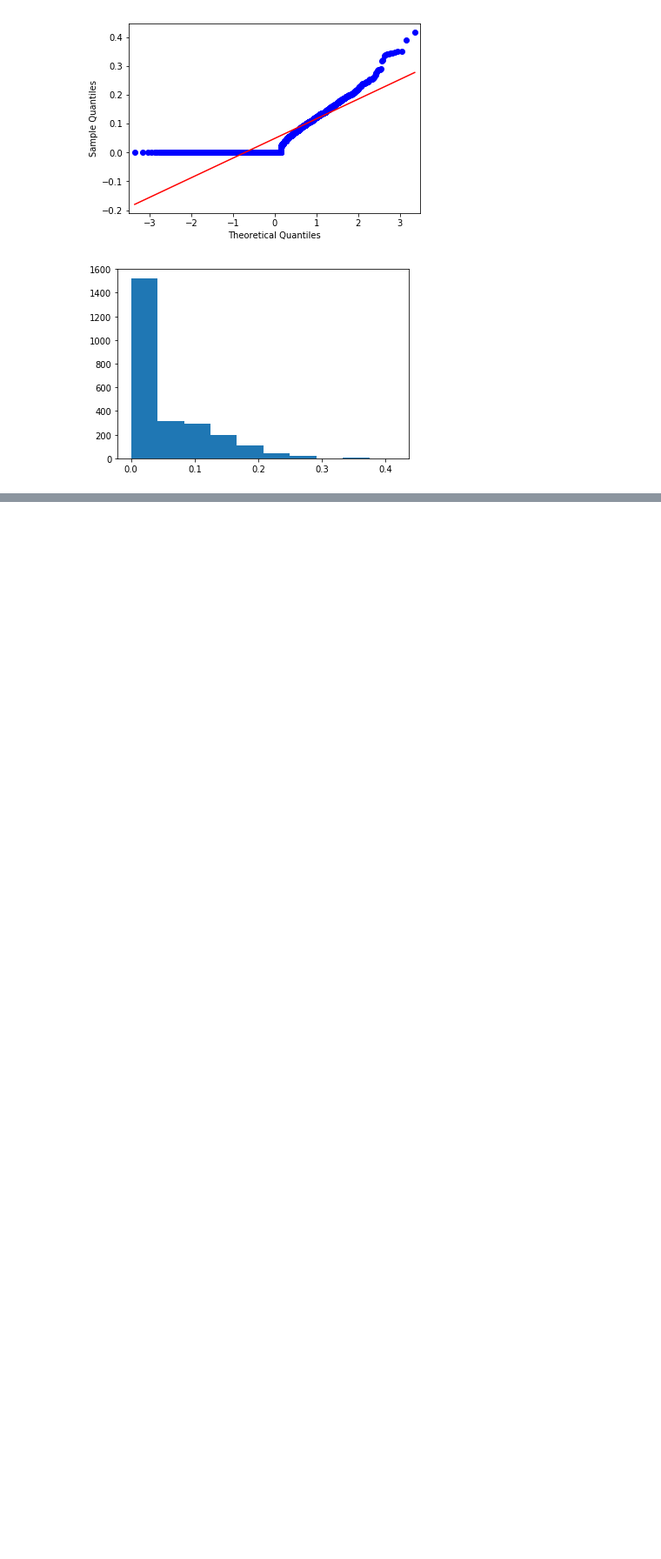
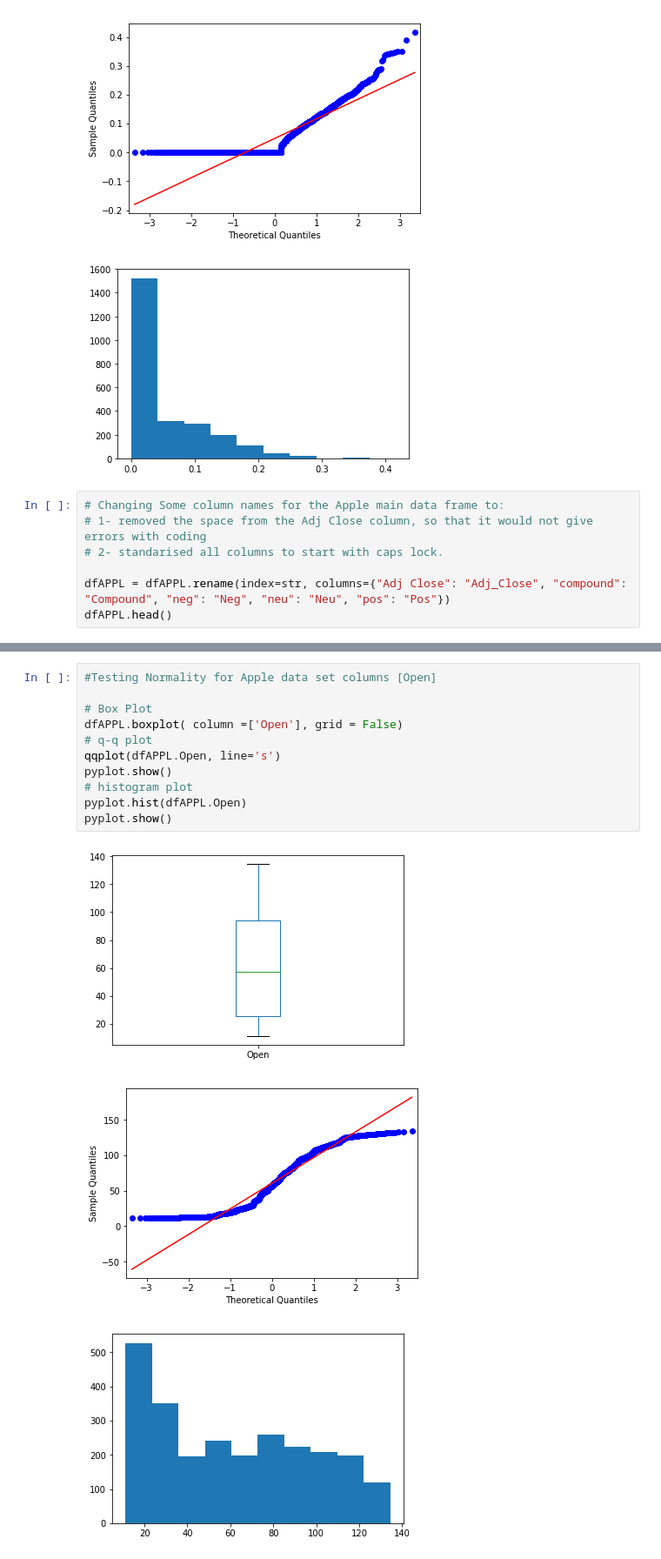
Before and after one commit to micattia/Capstone, a Jupyter notebook: 03_Univariate_analysis.ipynb, the cells around one changed output, grey strips where cells are left out. Shown: that part at 87% size. Drawn from its saved outputs; the diff is of its cells as text; blank space fills up the shorter version.

```diff
--- a/03_Univariate_analysis.ipynb
+++ b/03_Univariate_analysis.ipynb
@@ -173,3 +173,10 @@ pyplot.show()
 [figure]
 [figure]
 [figure]
+# %%
+# Changing Some column names for the Apple main data frame to:
+# 1- removed the space from the Adj Close column, so that it would not give errors with coding
+# 2- standarised all columns to start with caps lock.
+
+dfAPPL = dfAPPL.rename(index=str, columns={"Adj Close": "Adj_Close", "compound": "Compound", "neg": "Neg", "neu": "Neu", "pos": "Pos"})
+dfAPPL.head()
@@ -175,0 +190,15 @@ pyplot.show()
+# %%
+#Testing Normality for Apple data set columns [Open]
+
+# Box Plot
+dfAPPL.boxplot( column =['Open'], grid = False)
+# q-q plot
+qqplot(dfAPPL.Open, line='s')
+pyplot.show()
+# histogram plot
+pyplot.hist(dfAPPL.Open)
+pyplot.show()
+# %% [output]
+[figure, added]
+[figure, added]
+[figure, added]
```
Also changed, not shown: parts of 9 cells of this notebook.
